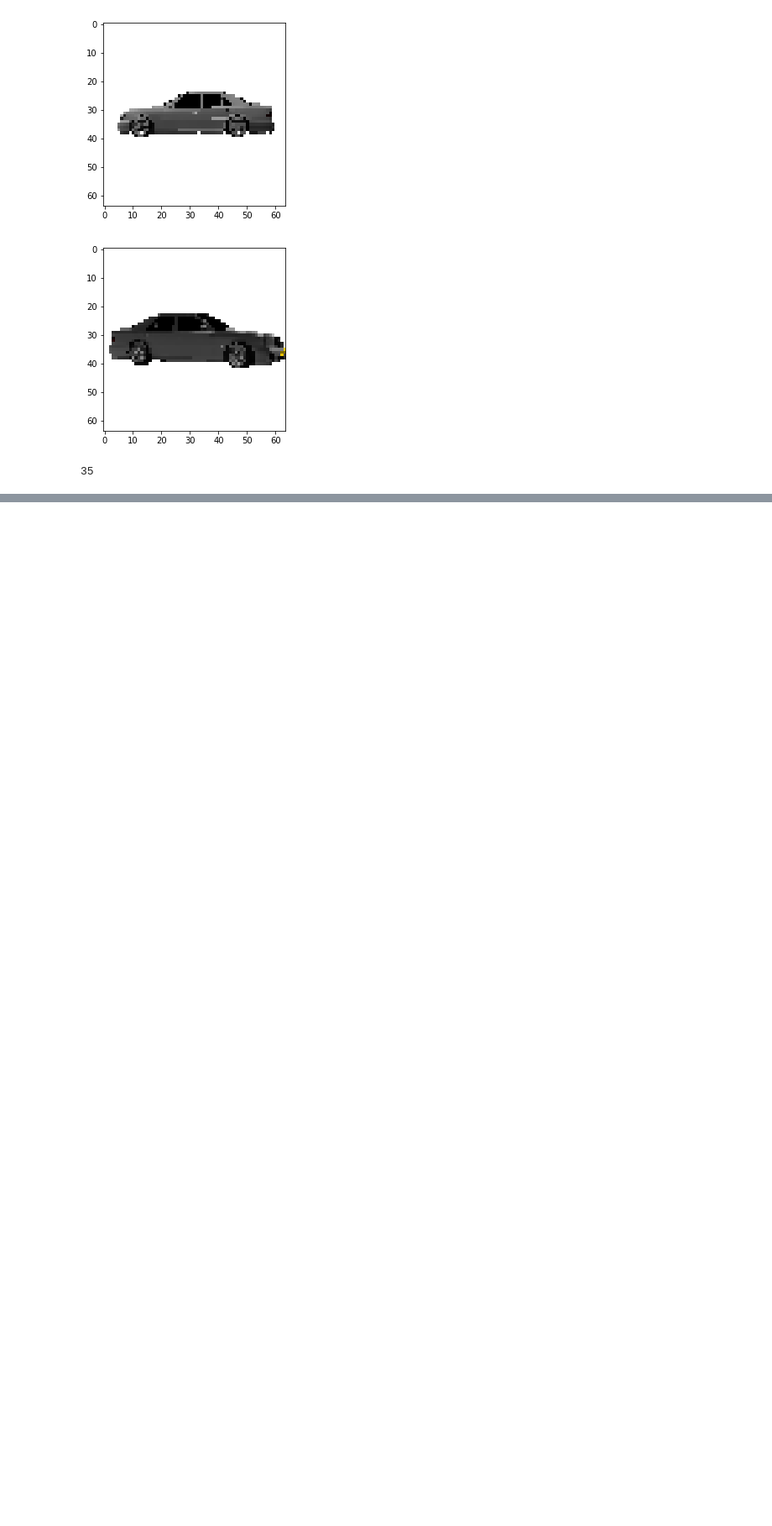
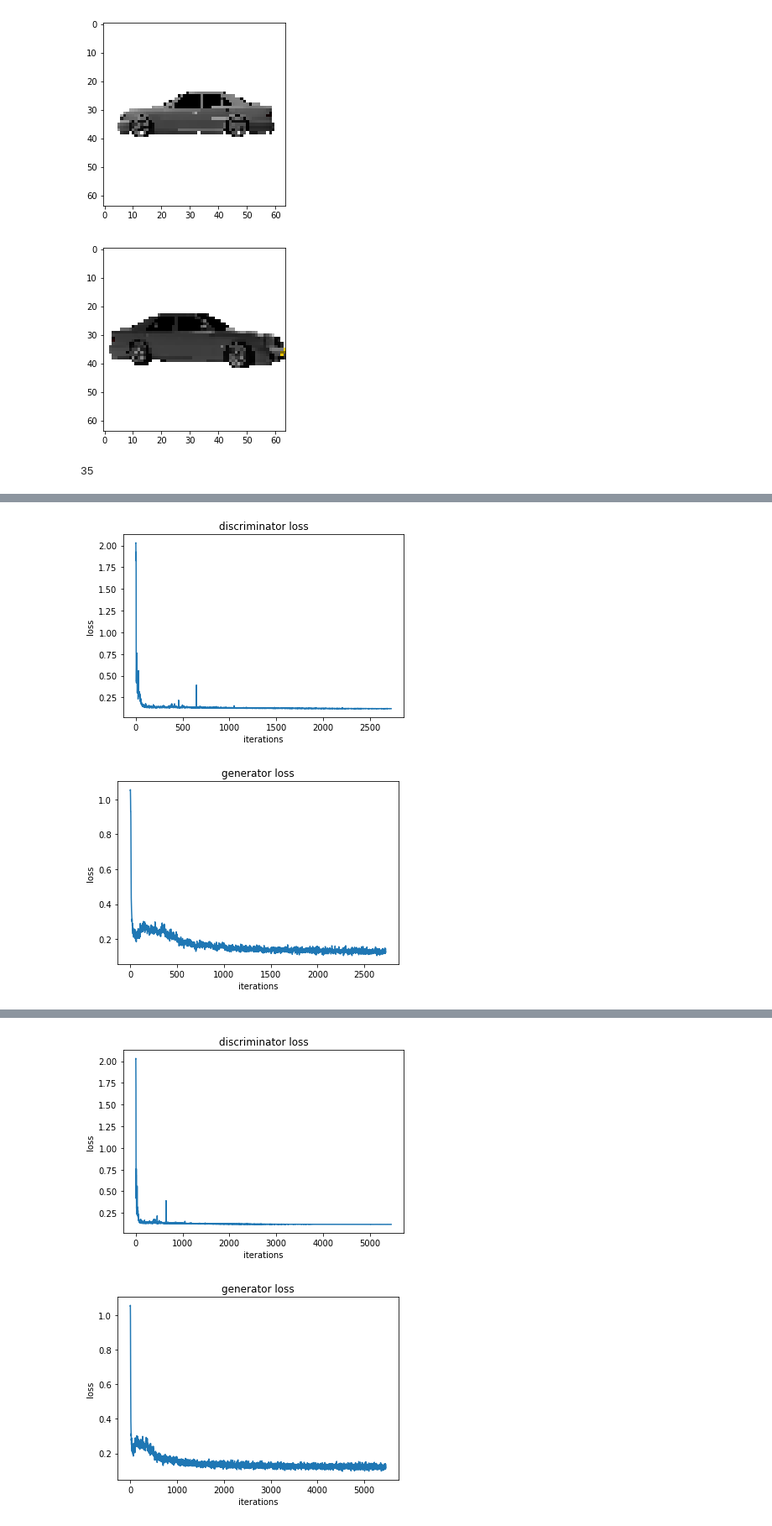
Before and after one commit to Chinmay26/Multi-Viewpoint-Image-generation, a Jupyter notebook: trainers/GAN-processed_dataset.ipynb, the cells around one changed output, grey strips where cells are left out. Shown at 84% size. Drawn from its saved outputs; the diff is of its cells as text; code cells hidden in the pictures; blank space fills up the shorter version.

```diff
--- a/trainers/GAN-processed_dataset.ipynb
+++ b/trainers/GAN-processed_dataset.ipynb
@@ -367,7 +404,7 @@ gen_train_op = gen_optimizer.minimize(gen_loss_op, var_list=generator_vars)
 sess = tf.Session()
 sess.run(tf.global_variables_initializer())
 
-epochs = 2
+epochs = 10
 total_images = len(train_pairs)
 step = 0
 
@@ -377,13 +414,19 @@ l = len(dataset_train) // batch_size
 #d_inputs = data_train[399*batch_size : (400)*batch_size]
 #print(d_inputs.shape, "X2")
 
+#smooth_factor = 0.95
+#plot_dis_s = 0
+#plot_gen_s = 0
+#plot_ws = 0
 
+dis_losses = []
+gen_losses = []
 
 for epoch in range(epochs):
-    for ii in range(100):
+    for ii in range(r):
         step += 1
-        zeros = np.zeros([batch_size, 1])
-        ones = np.ones([batch_size, 1])
+        zeros = np.zeros([batch_size, 1])* ((np.random.random_sample() *0.4) - 0.2)
+        ones = np.ones([batch_size, 1]) * ((np.random.random_sample() *0.4) + 0.8)
 
         #batch = data_train[ii*batch_size : (ii+1)*batch_size]
         #batch_labels = train_labels[ii*batch_size : (ii+1)*batch_size]
@@ -406,7 +449,7 @@ for epoch in range(epochs):
         d_inputs = dataset_train[k*batch_size : (k+1)*batch_size]
 
 
-
+        '''
         #gen_feed_dict = {inputs_: batch, targets_: batch_labels, pose_: pose_labels,
         #                 fake_label: zeros}
         gen_feed_dict = {inputs_: batch, targets_: batch_labels, pose_: pose_labels,
@@ -418,25 +461,40 @@ for epoch in range(epochs):
         dis_feed_dict = {inputs_: batch, targets_: batch_labels, pose_: pose_labels,
                              fake_label: zeros, real_label: ones, disc_inputs: d_inputs}
         _, dis_loss = sess.run([dis_train_op, dis_loss_op], feed_dict = dis_feed_dict)
+        '''
 
-        '''
+
 
         feed_dict = {inputs_: batch, targets_: batch_labels, pose_: pose_labels,
                     fake_label: zeros, real_label: ones, disc_inputs: d_inputs}
-        fetch_val = [gen_loss_op, dis_loss_op]
+        fetch_val = [gen_loss_op, dis_loss_op, dreal_loss, dfake_loss]
 
         if step % 5:
             fetch_val.append(gen_train_op)
         else:
             fetch_val.append(dis_train_op)
 
-        gen_loss, dis_loss, _ = sess.run(fetch_val, feed_dict = feed_dict)
-        '''
+        gen_loss, dis_loss, _real, _fake, _ = sess.run(fetch_val, feed_dict = feed_dict)
 
+        #plot_dis_s = plot_dis_s * smooth_factor + dis_loss * (1 - smooth_factor)
+        #plot_gen_s = plot_gen_s * smooth_factor + gen_loss * (1 - smooth_factor)
+        #plot_ws = plot_ws * smooth_factor + (1 - smooth_factor)
+        dis_losses.append(dis_loss)
+        gen_losses.append(gen_loss)
 
+        if step % 1000 == 0:
+            print('Step {0}: dis loss = {1:.4f}, gen loss = {2:.4f}, real_label_loss = {3:.4f}, fake_label_loss = {4:.4f}'.format(step, dis_loss, gen_loss, _real, _fake))
 
-        if step % 10 == 0:
-            print('Step {0}: dis loss = {1:.4f}, gen loss = {2:.4f}'.format(step, dis_loss, gen_loss))
+    print('Epoch {0}: dis loss = {1:.4f}, gen loss = {2:.4f}, real_label_loss = {3:.4f}, fake_label_loss = {4:.4f}'.format(epoch, dis_loss, gen_loss, _real, _fake))
+    plt.plot(dis_losses)
+    plt.title('discriminator loss')
+    plt.xlabel('iterations')
+    plt.ylabel('loss')
+    plt.show()
 
-    print('Epoch {0}: dis loss = {1:.4f}, gen loss = {2:.4f}'.format(epoch, dis_loss, gen_loss))
+    plt.plot(gen_losses)
+    plt.title('generator loss')
+    plt.xlabel('iterations')
+    plt.ylabel('loss')
+    plt.show()
 # %% [output]
@@ -459,0 +504,2 @@ Epoch 1: dis loss = 0.3349, gen loss = 0.6589
+[figure, added]
+[figure, added]
@@ -459,0 +510,2 @@ Epoch 1: dis loss = 0.3349, gen loss = 0.6589
+[figure, added]
+[figure, added]
```
Also changed, not shown: parts of 14 cells of this notebook.
